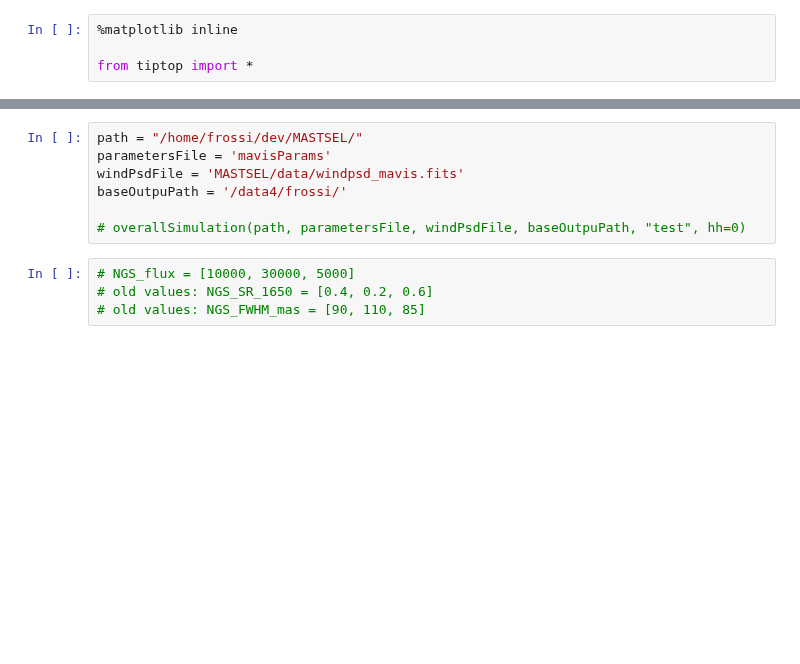
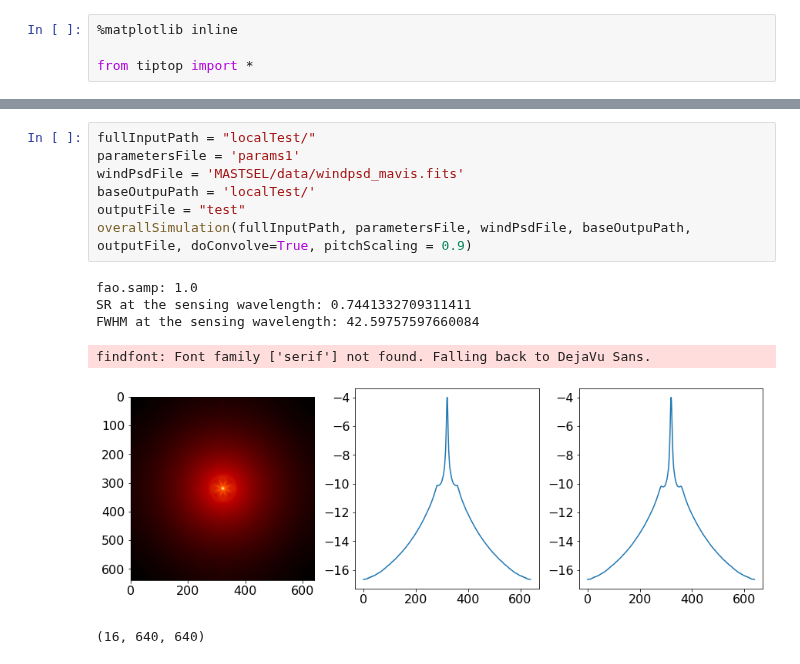
Before and after one commit to astro-tiptop/TIPTOP, a Jupyter notebook: TIPTOP-EXAMPLE.ipynb, the cells around one changed output, grey strips where cells are left out. Saved outputs shown, nothing was run; the diff lists cells and outputs as text; blank space fills up the shorter version.

```diff
--- a/TIPTOP-EXAMPLE.ipynb
+++ b/TIPTOP-EXAMPLE.ipynb
@@ -44,11 +62,14 @@ fao.samp: 1.0
 # %%
-path = "/home/frossi/dev/MASTSEL/"
-parametersFile = 'mavisParams'
+fullInputPath = "localTest/"
+parametersFile = 'params1'
 windPsdFile = 'MASTSEL/data/windpsd_mavis.fits'
-baseOutpuPath = '/data4/frossi/'
-
-# overallSimulation(path, parametersFile, windPsdFile, baseOutpuPath, "test", hh=0)
+baseOutpuPath = 'localTest/'
+outputFile = "test"
+overallSimulation(fullInputPath, parametersFile, windPsdFile, baseOutpuPath, outputFile, doConvolve=True, pitchScaling = 0.9)
+# %% [output]
+fao.samp: 1.0
+SR at the sensing wavelength: 0.7441332709311411
+FWHM at the sensing wavelength: 42.59757597660084
+findfont: Font family ['serif'] not found. Falling back to DejaVu Sans.
+[figure, added]
+(16, 640, 640)
-# %%
-# NGS_flux = [10000, 30000, 5000]
-# old values: NGS_SR_1650 = [0.4, 0.2, 0.6]
-# old values: NGS_FWHM_mas = [90, 110, 85]
```
Also changed, not shown: parts of 1 cell of this notebook, 1 other file.
